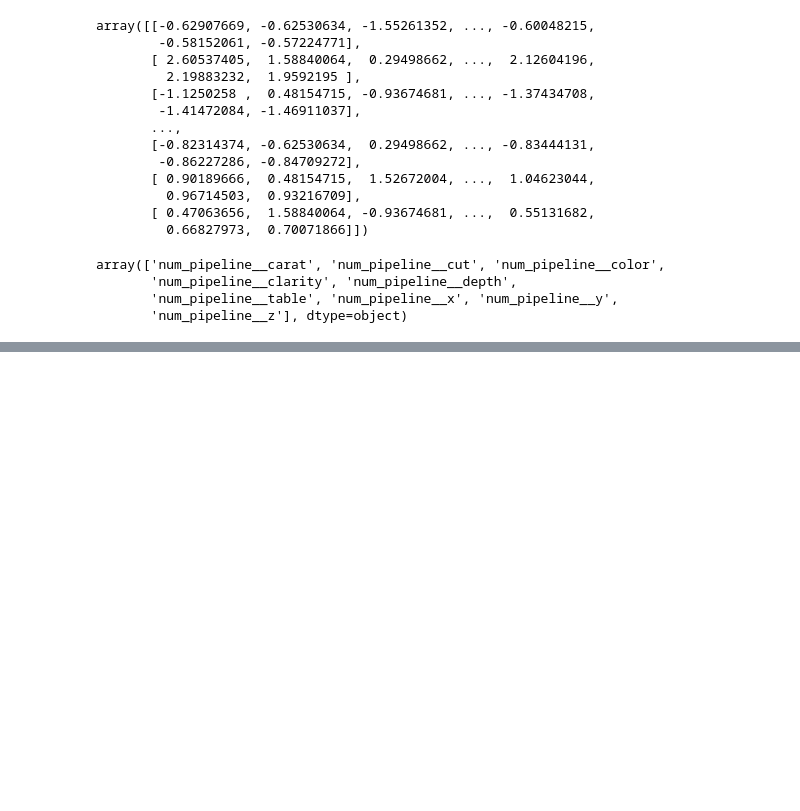
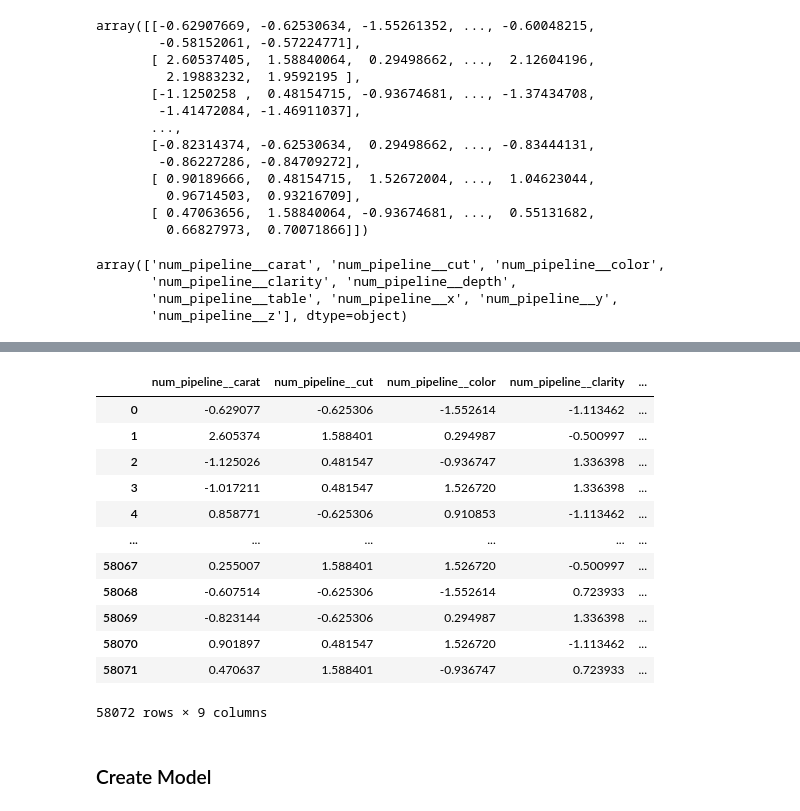
Before and after one commit to BhorSant/Mlops-projects, a Jupyter notebook: experiment/experiments.ipynb, the cells around one changed output, grey strips where cells are left out. Cells and saved outputs as stored; diff of their text form; code cells hidden in the pictures; blank space fills up the shorter version.

```diff
--- a/experiment/experiments.ipynb
+++ b/experiment/experiments.ipynb
@@ -494,0 +503,18 @@ X_test=pd.DataFrame(preprocessor.transform(X_test),columns=preprocessor.get_feat
+# %%
+X_test
+# %% [output]
+|  | num_pipeline__carat | num_pipeline__cut | num_pipeline__color | num_pipeline__clarity | ... |
+| 0 | -0.629077 | -0.625306 | -1.552614 | -1.113462 | ... |
+| 1 | 2.605374 | 1.588401 | 0.294987 | -0.500997 | ... |
+| 2 | -1.125026 | 0.481547 | -0.936747 | 1.336398 | ... |
+| 3 | -1.017211 | 0.481547 | 1.526720 | 1.336398 | ... |
+| 4 | 0.858771 | -0.625306 | 0.910853 | -1.113462 | ... |
+| ... | ... | ... | ... | ... | ... |
+| 58067 | 0.255007 | 1.588401 | 1.526720 | -0.500997 | ... |
+| 58068 | -0.607514 | -0.625306 | -1.552614 | 0.723933 | ... |
+| 58069 | -0.823144 | -0.625306 | 0.294987 | 1.336398 | ... |
+| 58070 | 0.901897 | 0.481547 | 1.526720 | -1.113462 | ... |
+| 58071 | 0.470637 | 1.588401 | -0.936747 | 0.723933 | ... |
+58072 rows × 9 columns
+# %% [markdown]
+### Create Model
```
Also changed, not shown: parts of 5 cells of this notebook.
